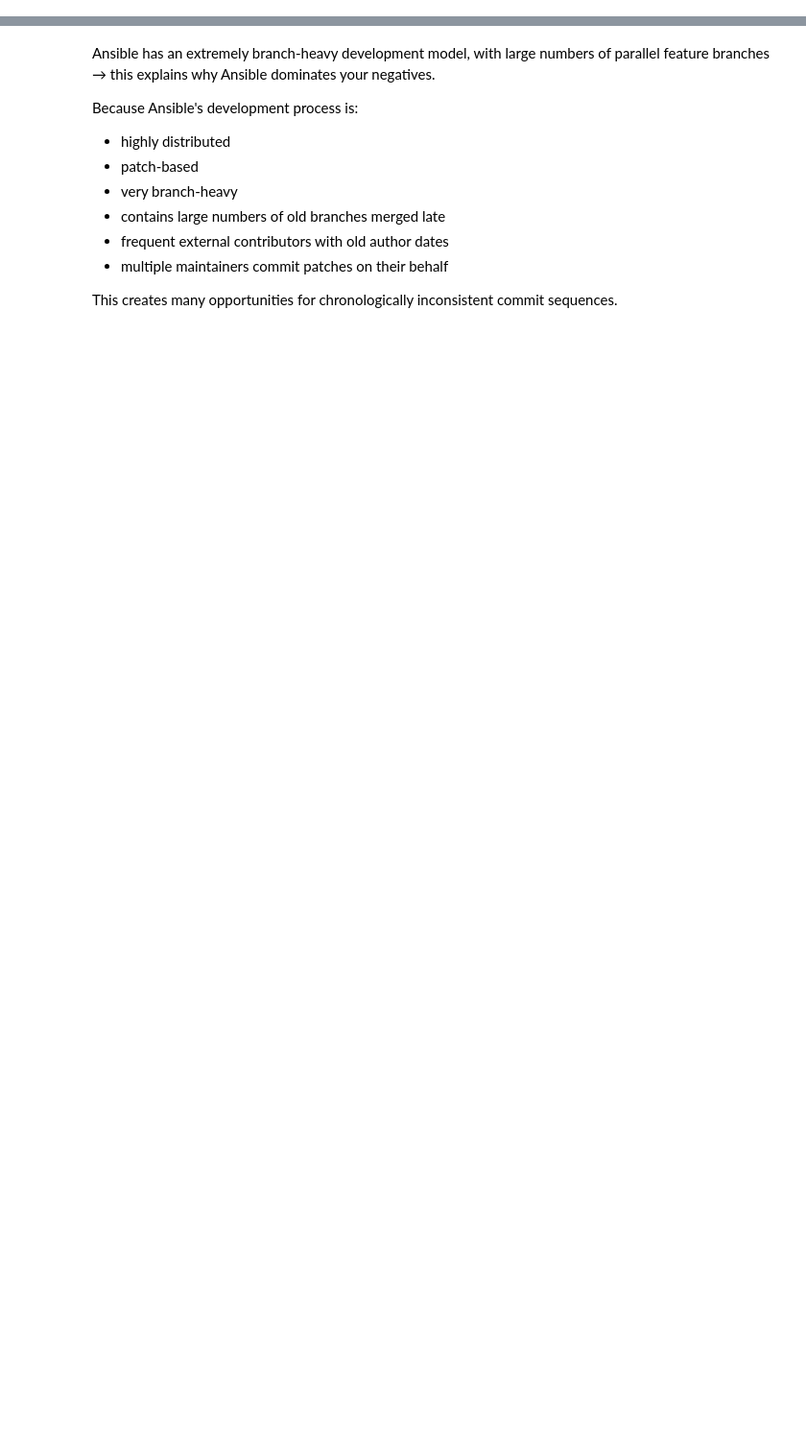
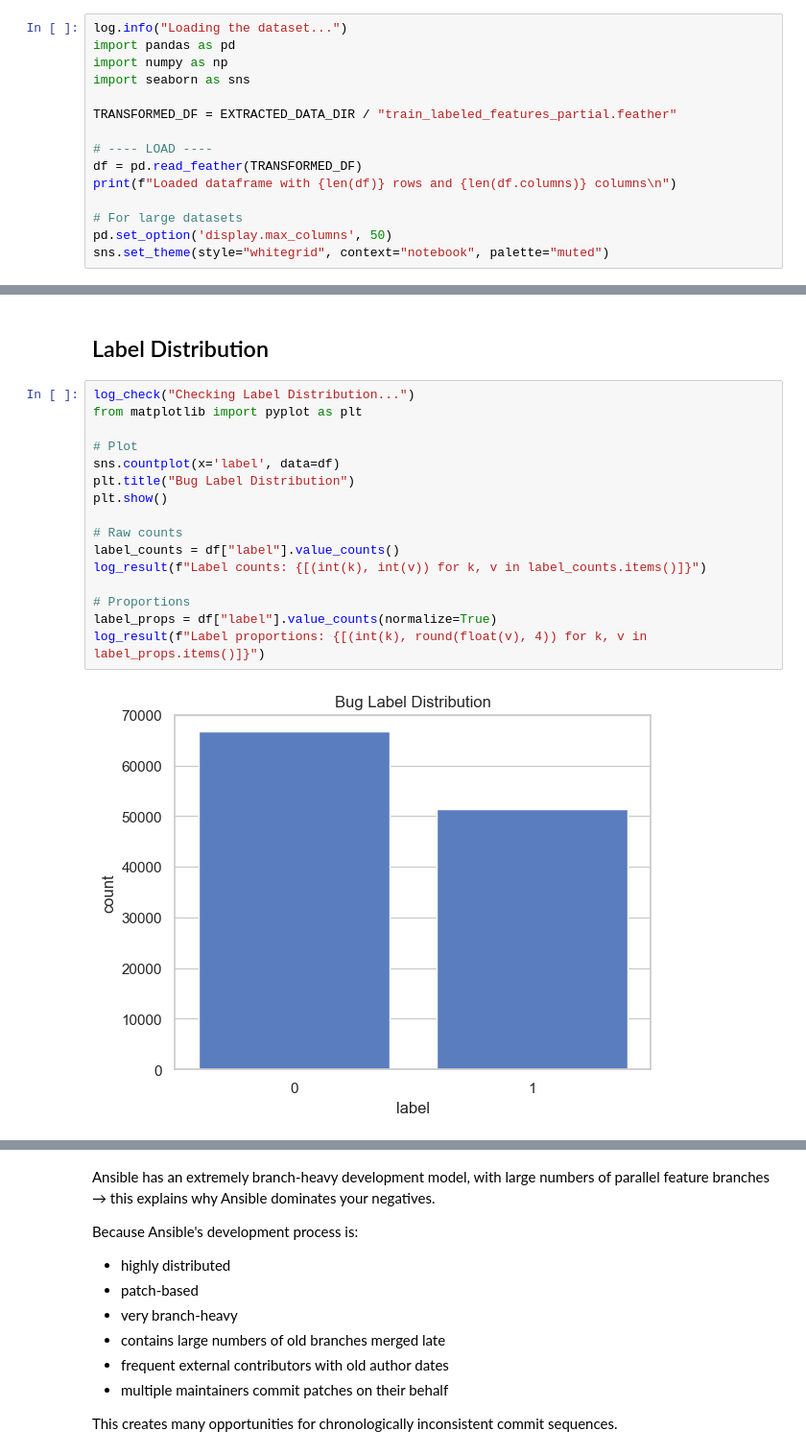
Before and after one commit to FilipMojto/DP_Thesis, a Jupyter notebook: notebooks/04_EDA.ipynb, the cells around one changed output, grey strips where cells are left out. Shown at 96% size. Cells and saved outputs as stored; diff of their text form; blank space fills up the shorter version.

Commit message:
perform EDA and visualize the results in 04_EDA.ipynb, introduce constants & logging in Notebooks, save snaphots in HTML format, update dependeices in Pipfile(s)

```diff
--- a/notebooks/04_EDA.ipynb
+++ b/notebooks/04_EDA.ipynb
@@ -0,0 +50,15 @@
+# %%
+log.info("Loading the dataset...")
+import pandas as pd
+import numpy as np
+import seaborn as sns
+
+TRANSFORMED_DF = EXTRACTED_DATA_DIR / "train_labeled_features_partial.feather"
+
+# ---- LOAD ----
+df = pd.read_feather(TRANSFORMED_DF)
+print(f"Loaded dataframe with {len(df)} rows and {len(df.columns)} columns\n")
+
+# For large datasets
+pd.set_option('display.max_columns', 50)
+sns.set_theme(style="whitegrid", context="notebook", palette="muted")
@@ -48,0 +127,20 @@ df[df['time_since_last_change'] < 0]['repo'].value_counts()
+# %% [markdown]
+## Label Distribution
+# %%
+log_check("Checking Label Distribution...")
+from matplotlib import pyplot as plt
+
+# Plot
+sns.countplot(x='label', data=df)
+plt.title("Bug Label Distribution")
+plt.show()
+
+# Raw counts
+label_counts = df["label"].value_counts()
+log_result(f"Label counts: {[(int(k), int(v)) for k, v in label_counts.items()]}")
+
+# Proportions
+label_props = df["label"].value_counts(normalize=True)
+log_result(f"Label proportions: {[(int(k), round(float(v), 4)) for k, v in label_props.items()]}")
+# %% [output]
+[figure, added]
```
Also changed, not shown: parts of 54 cells of this notebook, 8 other files.
